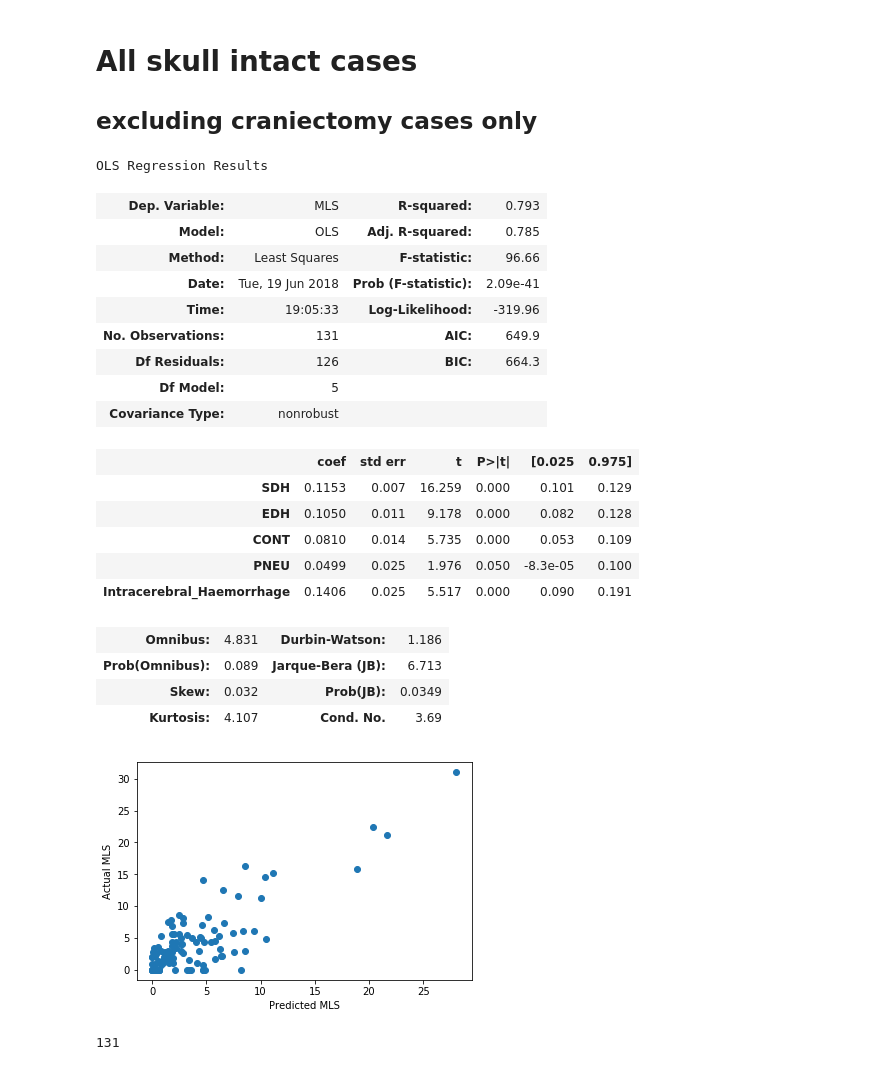
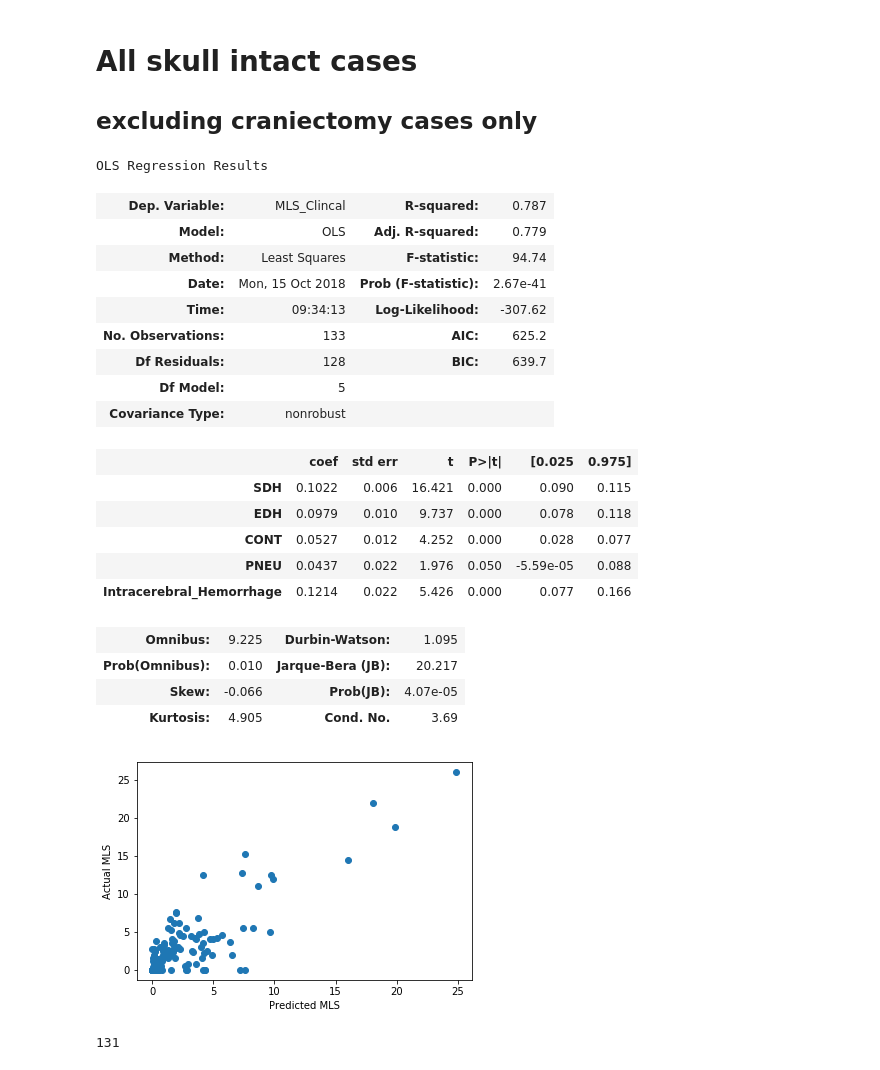
Before and after one commit to fair77637/LesionAnalysis_Q, a Jupyter notebook: Samcook.ipynb, the cells around one changed output. Saved outputs shown, nothing was run; the diff lists cells and outputs as text; code cells hidden in the pictures.

```diff
--- a/Samcook.ipynb
+++ b/Samcook.ipynb
@@ -408,15 +409,16 @@ Index([u'CONT', u'EDH', u'HYGROMA', u'IVH', u'Intracerebral_Haemorrhage',
 ## including craniectomy, craniotomy, bilateral and unilateral lesions
 # %%
 # X = df.drop(['TotalLesion','MLS'],axis=1)
-df = df.drop(skull_fracture)
-X = df[['SDH','EDH','CONT','PNEU','Intracerebral_Haemorrhage']]
+# df = df.drop(skull_fracture)
+X = df[['SDH','EDH','CONT','PNEU','Intracerebral_Hemorrhage']]
 
 # X = u[['EDH']]
-y = df['MLS']
+y = df['MLS_Clincal']
+# y = df['MLS_max']
 
 import statsmodels.api as sm
 model = sm.OLS(y,X).fit()
-model.save('All_cases.pickle')
+# model.save('All_cases.pickle')
 
 model.summary()
 # %% [output]
@@ -455,44 +458,46 @@ plt.show()
 # %%
 skull_intact = df.drop(craniectomy_cases)
 
-X = skull_intact[['SDH','EDH','CONT','PNEU','Intracerebral_Haemorrhage']]
-y = skull_intact['MLS']
+X = skull_intact[['SDH','EDH','CONT','PNEU','Intracerebral_Hemorrhage']]
+
+y = skull_intact['MLS_Clincal']
+# y = skull_intact['MLS_max']
 
 import statsmodels.api as sm
 model = sm.OLS(y,X).fit()
-model.save('all_ex_ectomy.pickle')
+# model.save('all_ex_ectomy.pickle')
 
 model.summary()
 # %% [output]
 OLS Regression Results
-| Dep. Variable: | MLS | R-squared: | 0.793 |
-| Model: | OLS | Adj. R-squared: | 0.785 |
-| Method: | Least Squares | F-statistic: | 96.66 |
-| Date: | Tue, 19 Jun 2018 | Prob (F-statistic): | 2.09e-41 |
-| Time: | 19:05:33 | Log-Likelihood: | -319.96 |
-| No. Observations: | 131 | AIC: | 649.9 |
-| Df Residuals: | 126 | BIC: | 664.3 |
+| Dep. Variable: | MLS_Clincal | R-squared: | 0.787 |
+| Model: | OLS | Adj. R-squared: | 0.779 |
+| Method: | Least Squares | F-statistic: | 94.74 |
+| Date: | Mon, 15 Oct 2018 | Prob (F-statistic): | 2.67e-41 |
+| Time: | 09:34:13 | Log-Likelihood: | -307.62 |
+| No. Observations: | 133 | AIC: | 625.2 |
+| Df Residuals: | 128 | BIC: | 639.7 |
 | Df Model: | 5 |  |  |
 | Covariance Type: | nonrobust |  |  |
 |  | coef | std err | t | P>|t| | [0.025 | 0.975] |
-| SDH | 0.1153 | 0.007 | 16.259 | 0.000 | 0.101 | 0.129 |
-| EDH | 0.1050 | 0.011 | 9.178 | 0.000 | 0.082 | 0.128 |
-| CONT | 0.0810 | 0.014 | 5.735 | 0.000 | 0.053 | 0.109 |
-| PNEU | 0.0499 | 0.025 | 1.976 | 0.050 | -8.3e-05 | 0.100 |
-| Intracerebral_Haemorrhage | 0.1406 | 0.025 | 5.517 | 0.000 | 0.090 | 0.191 |
+| SDH | 0.1022 | 0.006 | 16.421 | 0.000 | 0.090 | 0.115 |
+| EDH | 0.0979 | 0.010 | 9.737 | 0.000 | 0.078 | 0.118 |
+| CONT | 0.0527 | 0.012 | 4.252 | 0.000 | 0.028 | 0.077 |
+| PNEU | 0.0437 | 0.022 | 1.976 | 0.050 | -5.59e-05 | 0.088 |
+| Intracerebral_Hemorrhage | 0.1214 | 0.022 | 5.426 | 0.000 | 0.077 | 0.166 |
-| Omnibus: | 4.831 | Durbin-Watson: | 1.186 |
-| Prob(Omnibus): | 0.089 | Jarque-Bera (JB): | 6.713 |
-| Skew: | 0.032 | Prob(JB): | 0.0349 |
-| Kurtosis: | 4.107 | Cond. No. | 3.69 |
+| Omnibus: | 9.225 | Durbin-Watson: | 1.095 |
+| Prob(Omnibus): | 0.010 | Jarque-Bera (JB): | 20.217 |
+| Skew: | -0.066 | Prob(JB): | 4.07e-05 |
+| Kurtosis: | 4.905 | Cond. No. | 3.69 |
 # %%
 skull_intact['prediction'] = model.predict(X)
-plt.scatter(skull_intact['prediction'],skull_intact['MLS'])
+plt.scatter(skull_intact['prediction'],skull_intact['MLS_Clincal'])
 plt.xlabel('Predicted MLS')
 plt.ylabel('Actual MLS')
 
 plt.show()
 # %% [output]
-[figure, old version]
+[figure, new version]
 # %%
 len(X)
 # %% [output]
```
Also changed, not shown: parts of 48 cells of this notebook, 13 other files.
